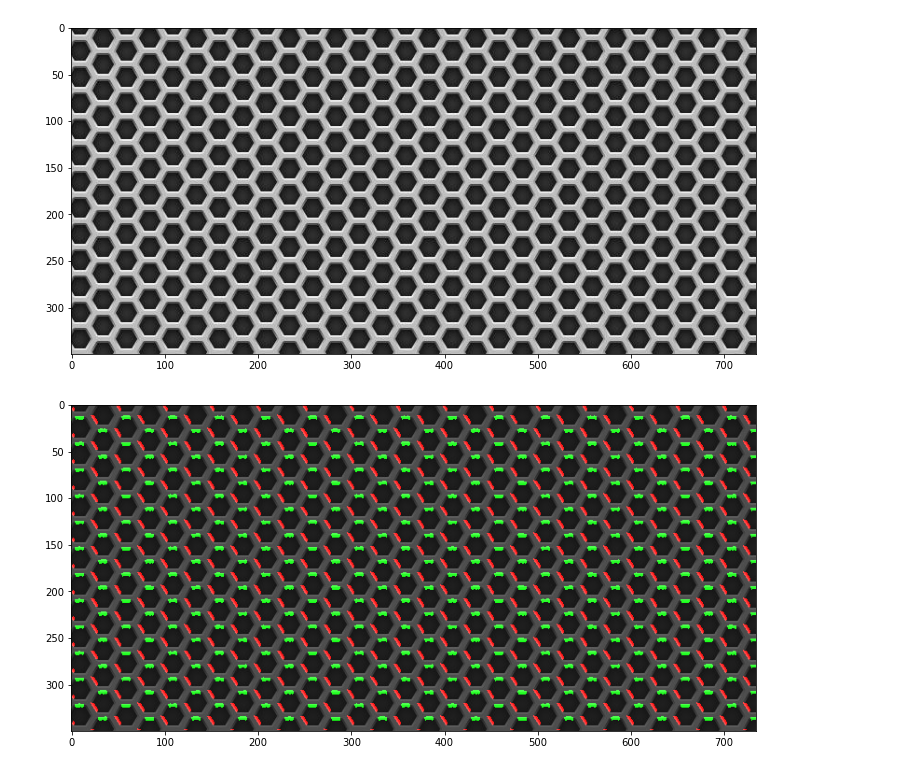
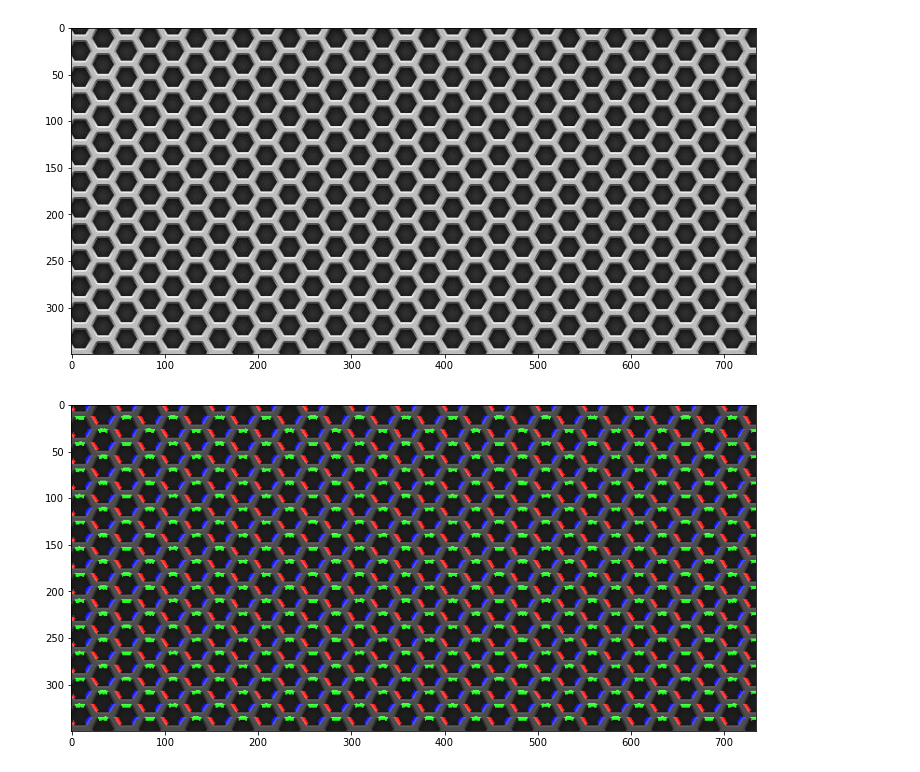
Before and after one commit to AgustinBaffo/CEIA, a Jupyter notebook: 05 - Vision por Computadora I/TP2/TP2.ipynb, the cells around one changed output. Saved outputs shown, nothing was run; the diff lists cells and outputs as text; code cells hidden in the pictures.

```diff
--- a/05 - Vision por Computadora I/TP2/TP2.ipynb
+++ b/05 - Vision por Computadora I/TP2/TP2.ipynb
@@ -5,7 +5,7 @@ import matplotlib.pyplot as plt
 # %matplotlib
 # %%
 metalgrid = cv2.imread('./images/metalgrid.jpg')
-gray = cv2.cvtColor(img, cv2.COLOR_BGR2GRAY)
+gray = cv2.cvtColor(metalgrid, cv2.COLOR_BGR2GRAY)
 fig = plt.figure(figsize=(15,6)), plt.imshow(gray,cmap = 'gray')
 # %% [output]
 [figure]
@@ -19,7 +19,7 @@ def get_color(color):
         return 2
     return 0
 
-def find_border(img,angles,percentil=0,colors=['r']):
+def find_border(img,angles,tolereance=10,percentil=0,colors=['r']):
     if len(colors)!=len(angles):
         if len(colors)==1:
             colors = np.repeat(colors,len(angles))
@@ -27,6 +27,7 @@ def find_border(img,angles,percentil=0,colors=['r']):
             raise ValueError("len(color) must match with len(angles) or be equal to 1")
 
     # Blur image
+    gray = cv2.cvtColor(img, cv2.COLOR_BGR2GRAY)
     blur = cv2.GaussianBlur(gray,(5,5),0)
 
     # Apply Sobelx in 'float32' and convert to 8-bits to avoid overflow
@@ -55,7 +56,9 @@ def find_border(img,angles,percentil=0,colors=['r']):
     paint = np.zeros(img.shape,dtype=img.dtype)
     for ang,color in zip(angles,colors):
         # Create mask between min-max angles and apply mask to magnitude value
-        mask_angle = (angle>ang[0])*(angle<ang[1])
+        max_angle = ang + tolereance
+        min_angle = ang - tolereance
+        mask_angle = (angle>min_angle)*(angle<max_angle)
         masked_mag = mag*mask_angle
 
         # In masked magnitude, apply mask for values greater than percentil value
@@ -65,14 +68,13 @@ def find_border(img,angles,percentil=0,colors=['r']):
 
         # Add to paint matrix with the corresponding color
         inx_color = get_color(color)
-        paint[:,:,inx_color] = (np.ones(paint.shape[:2])*mask_mag)*max_pixel_value
+        paint[:,:,inx_color] = paint[:,:,inx_color] + (np.ones(paint.shape[:2])*mask_mag)*max_pixel_value
 
-    img_out = cv2.addWeighted(img, 0.4, paint, 1, 0)
-    fig = plt.figure(figsize=(15,6)), plt.imshow(img_out)
+    return cv2.addWeighted(img, 0.4, paint, 1, 0)
-# %%
-PERCENTIL_VALUE = 95
-angles = [[135,180],[-105,-85]]
-colors=['r','g']
-find_border(metalgrid,angles,colors=colors,percentil=PERCENTIL_VALUE)
-# %% [output]
-[figure, removed]
+# %%
+angles = [145,-90,30]
+colors=['r','g','b']
+img_out = find_border(metalgrid,angles,tolereance=10,colors=colors,percentil=95)
+fig = plt.figure(figsize=(15,6)), plt.imshow(img_out)
+# %% [output]
+[figure, added]
```
Also changed, not shown: parts of 1 cell of this notebook, 1 other file.
